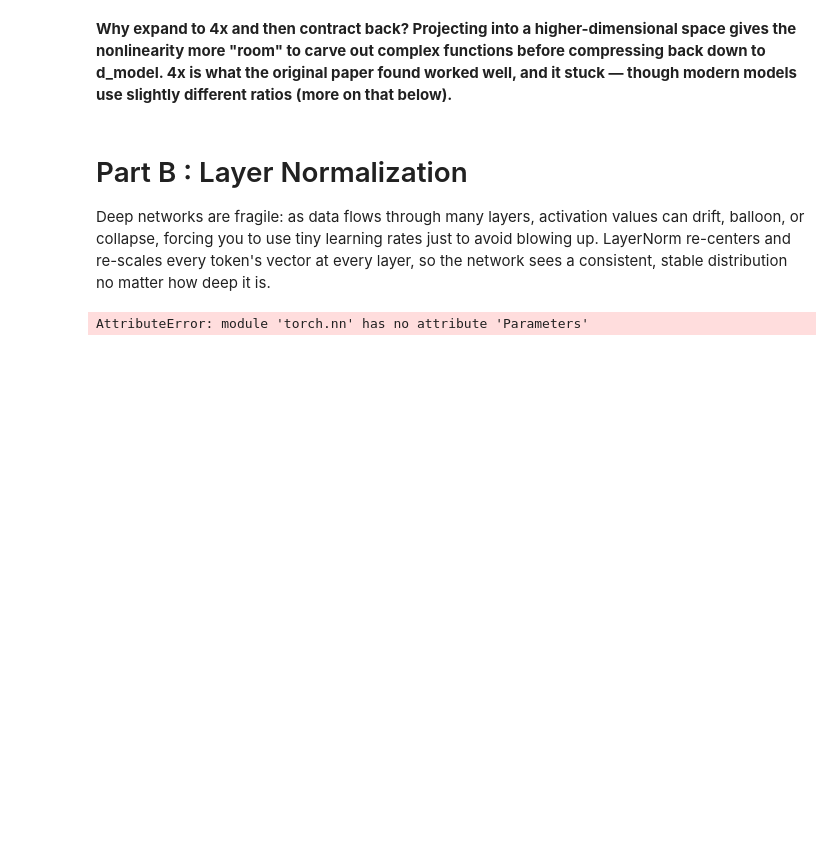
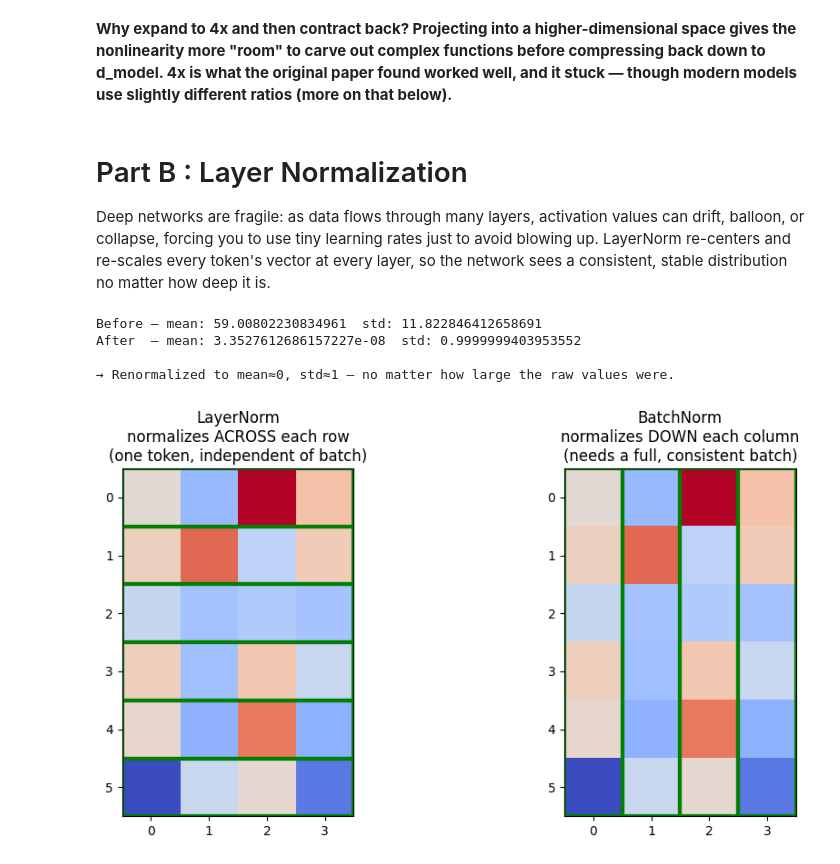
Before and after one commit to chandhu1255/LLM-Learning-Journey, a Jupyter notebook: Stage3/03_ffn_layernorm_residuals.ipynb, the cells around one changed output. Saved outputs shown, nothing was run; the diff lists cells and outputs as text; code cells hidden in the pictures; blank space fills up the shorter version.

```diff
--- a/Stage3/03_ffn_layernorm_residuals.ipynb
+++ b/Stage3/03_ffn_layernorm_residuals.ipynb
@@ -56,16 +56,39 @@ class LayerNorm(nn.Module):
         self.eps=eps
 
     def forward(self,x):
-        mean=x.mean(dim=1,keepdim=True)
-        var=x.var(dim=1,keepdim=True,unbiased=False)
+        mean=x.mean(dim=-1,keepdim=True)
+        var=x.var(dim=-1,keepdim=True,unbiased=False)
         x_norm=(x-mean)/torch.sqrt(var+self.eps)
         return self.gamma*x_norm+self.beta
 
 ln = LayerNorm(d_model=8)
 x  = torch.randn(2, 5, 8) * 10 + 50    # deliberately huge, shifted values
 out = ln(x)
-print("Before — mean:", x.mean(dim=-1)[0,0].item(), " std:", x.std(dim=-1)[0,0].item())
-print("After  — mean:", out.mean(dim=-1)[0,0].item(), " std:", out.std(dim=-1)[0,0].item())
+print("Before — mean:", x.mean(dim=-1)[0,0].item(), " std:", x.std(dim=-1, unbiased=False)[0,0].item())
+print("After  — mean:", out.mean(dim=-1)[0,0].item(), " std:", out.std(dim=-1,unbiased=False)[0,0].item())
 print("\n→ Renormalized to mean≈0, std≈1 — no matter how large the raw values were.")
 # %% [output]
-AttributeError: module 'torch.nn' has no attribute 'Parameters'
+Before — mean: 59.00802230834961  std: 11.822846412658691
+After  — mean: 3.3527612686157227e-08  std: 0.9999999403953552
+
+→ Renormalized to mean≈0, std≈1 — no matter how large the raw values were.
+# %%
+import numpy as np
+fig, axes = plt.subplots(1, 2, figsize=(11,5))
+data = np.random.randn(6, 4) * 3 + 5   # 6 tokens (rows) x 4 features (cols)
+
+axes[0].imshow(data, cmap='coolwarm')
+for i in range(6):
+    axes[0].add_patch(plt.Rectangle((-.5, i-.5), 4, 1, fill=False, edgecolor='green', linewidth=3))
+axes[0].set_title("LayerNorm\nnormalizes ACROSS each row\n(one token, independent of batch)")
+
+axes[1].imshow(data, cmap='coolwarm')
+for j in range(4):
+    axes[1].add_patch(plt.Rectangle((j-.5, -.5), 1, 6, fill=False, edgecolor='green', linewidth=3))
+axes[1].set_title("BatchNorm\nnormalizes DOWN each column\n(needs a full, consistent batch)")
+
+plt.tight_layout()
+plt.savefig("layernorm_vs_batchnorm.png", dpi=150)
+plt.show()
+# %% [output]
+[figure, added]
```
Also changed, not shown: parts of 7 cells of this notebook, 2 other files.
